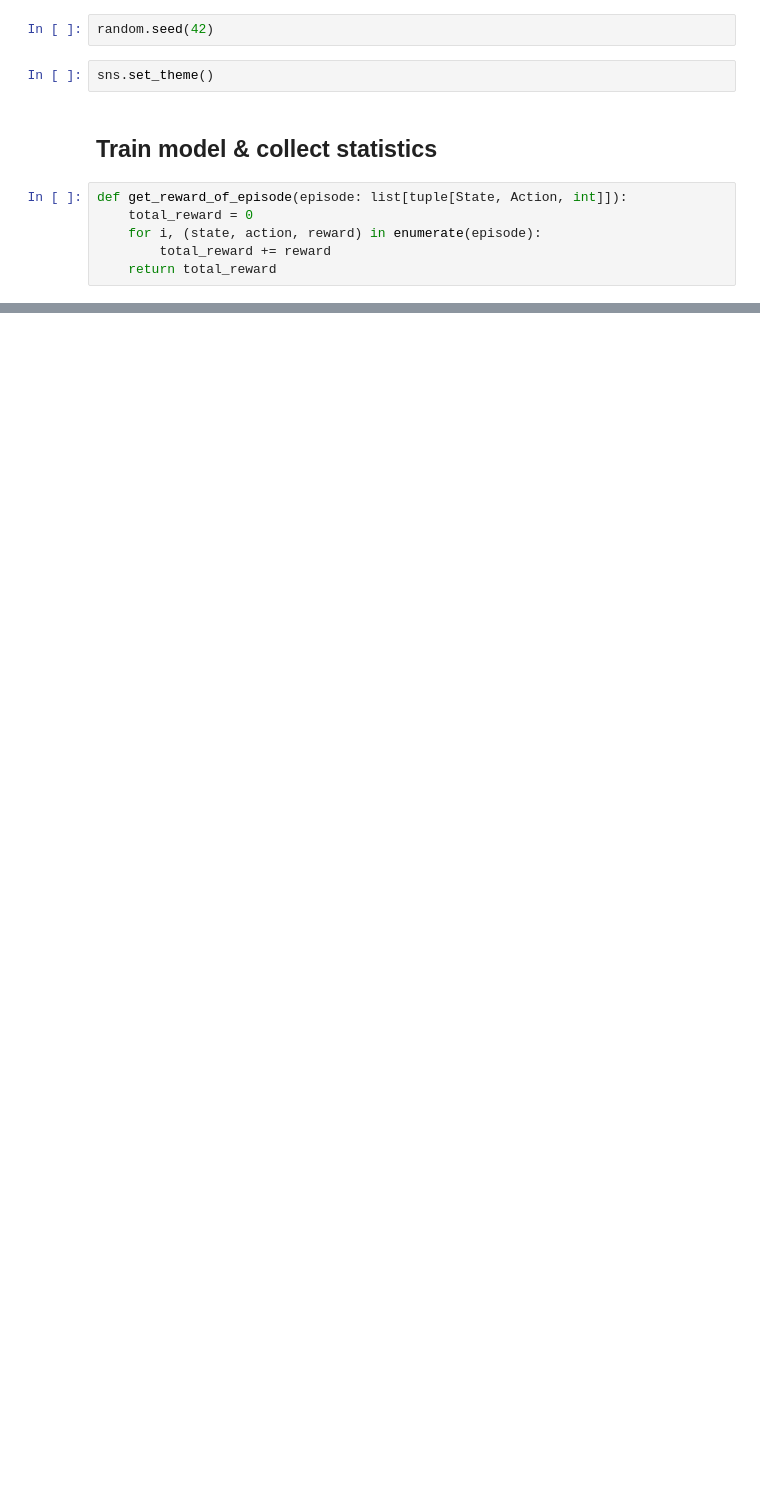
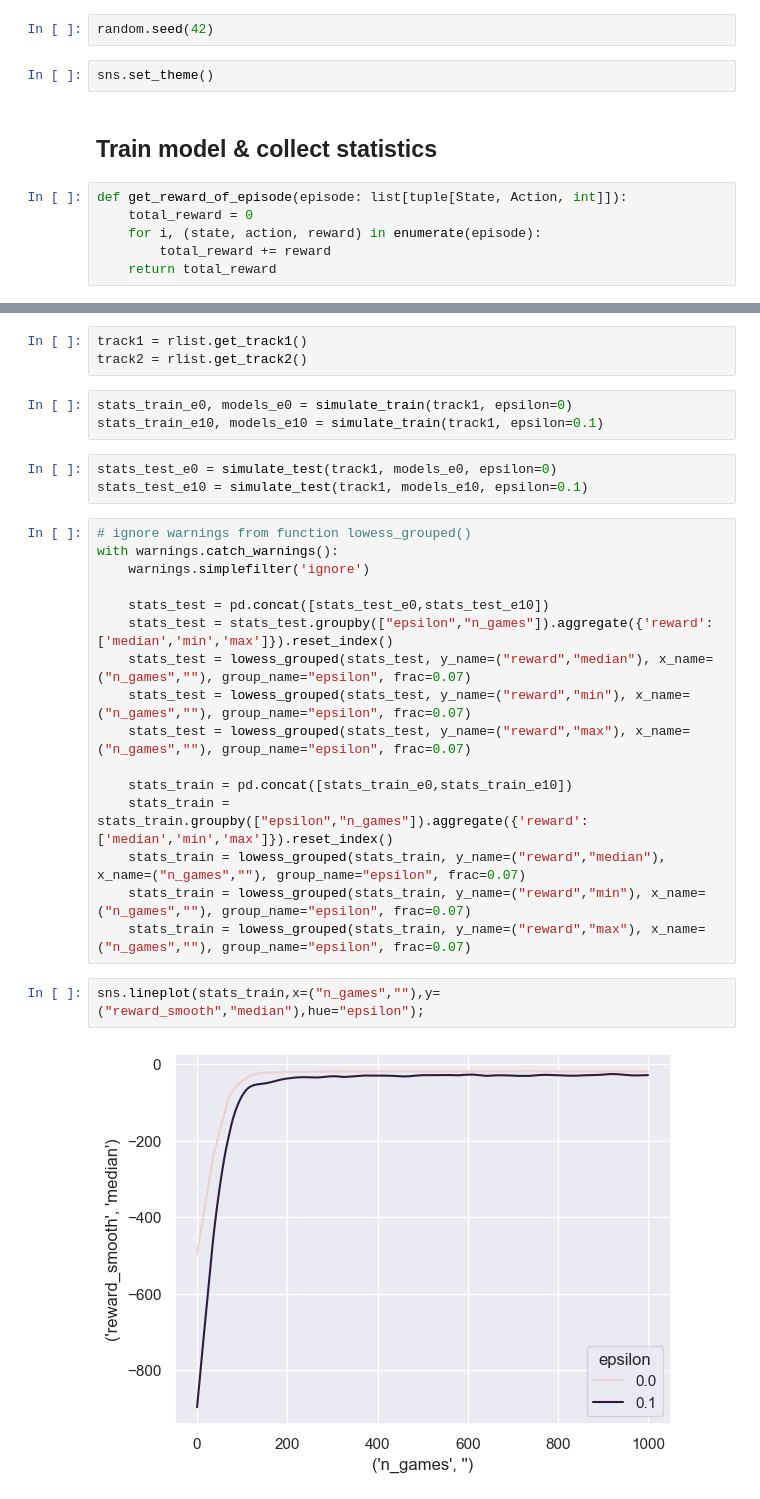
Before and after one commit to lukiwieser/racetrack, a Jupyter notebook: ex3/analyze_model.ipynb, the cells around one changed output, grey strips where cells are left out. Saved outputs shown, nothing was run; the diff lists cells and outputs as text; blank space fills up the shorter version.

Commit message:
Add comparison of epsiolon-greedy strategy; Add plots & code for testing (not just training); Add lowess smoothing

```diff
--- a/ex3/analyze_model.ipynb
+++ b/ex3/analyze_model.ipynb
@@ -89,0 +116,29 @@ sns.lineplot(stats_model0_df, x="n_games",y="reward");
+# %%
+track1 = rlist.get_track1()
+track2 = rlist.get_track2()
+# %%
+stats_train_e0, models_e0 = simulate_train(track1, epsilon=0)
+stats_train_e10, models_e10 = simulate_train(track1, epsilon=0.1)
+# %%
+stats_test_e0 = simulate_test(track1, models_e0, epsilon=0)
+stats_test_e10 = simulate_test(track1, models_e10, epsilon=0.1)
+# %%
+# ignore warnings from function lowess_grouped()
+with warnings.catch_warnings():
+    warnings.simplefilter('ignore')
+
+    stats_test = pd.concat([stats_test_e0,stats_test_e10])
+    stats_test = stats_test.groupby(["epsilon","n_games"]).aggregate({'reward':['median','min','max']}).reset_index()
+    stats_test = lowess_grouped(stats_test, y_name=("reward","median"), x_name=("n_games",""), group_name="epsilon", frac=0.07)
+    stats_test = lowess_grouped(stats_test, y_name=("reward","min"), x_name=("n_games",""), group_name="epsilon", frac=0.07)
+    stats_test = lowess_grouped(stats_test, y_name=("reward","max"), x_name=("n_games",""), group_name="epsilon", frac=0.07)
+
+    stats_train = pd.concat([stats_train_e0,stats_train_e10])
+    stats_train = stats_train.groupby(["epsilon","n_games"]).aggregate({'reward':['median','min','max']}).reset_index()
+    stats_train = lowess_grouped(stats_train, y_name=("reward","median"), x_name=("n_games",""), group_name="epsilon", frac=0.07)
+    stats_train = lowess_grouped(stats_train, y_name=("reward","min"), x_name=("n_games",""), group_name="epsilon", frac=0.07)
+    stats_train = lowess_grouped(stats_train, y_name=("reward","max"), x_name=("n_games",""), group_name="epsilon", frac=0.07)
+# %%
+sns.lineplot(stats_train,x=("n_games",""),y=("reward_smooth","median"),hue="epsilon");
+# %% [output]
+[figure, added]
```
Also changed, not shown: parts of 15 cells of this notebook, 1 other file.
